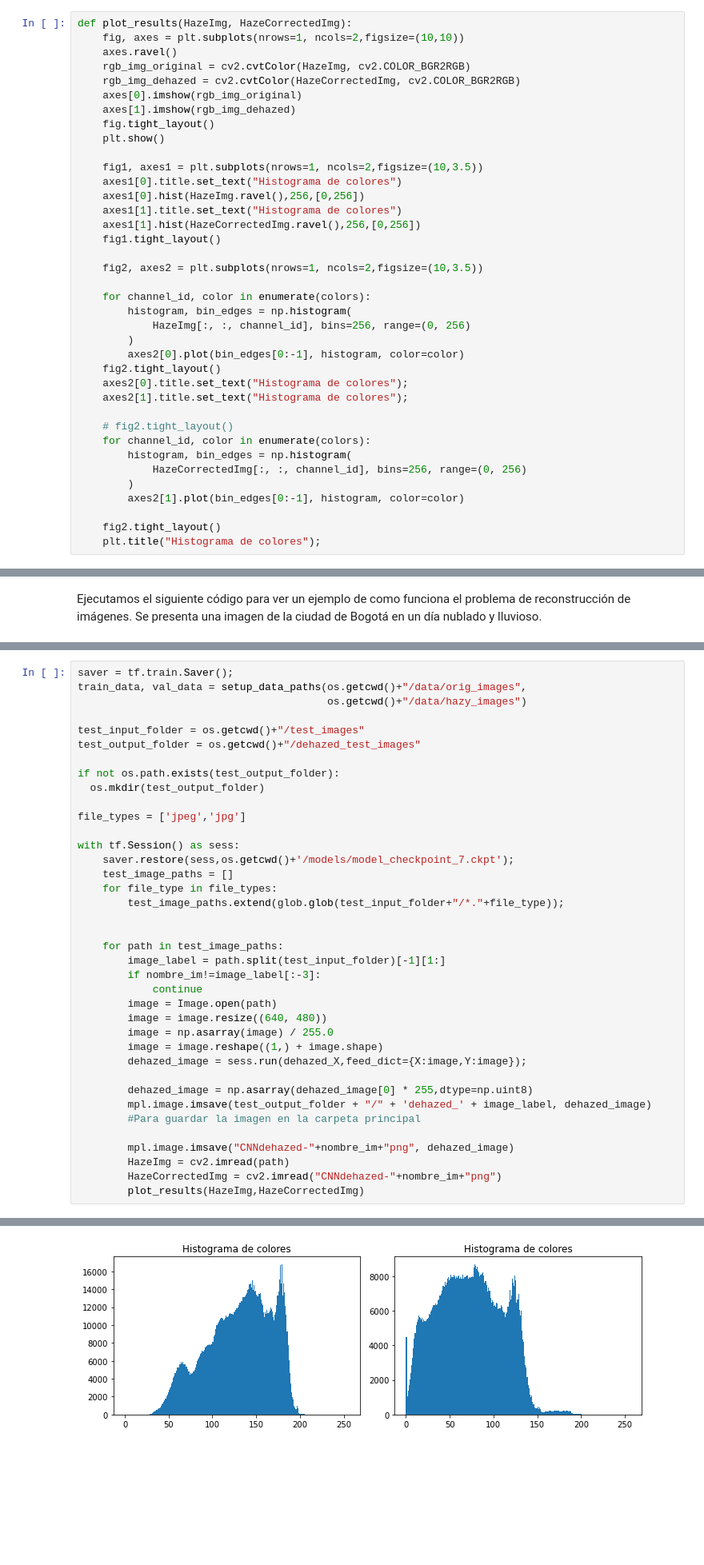
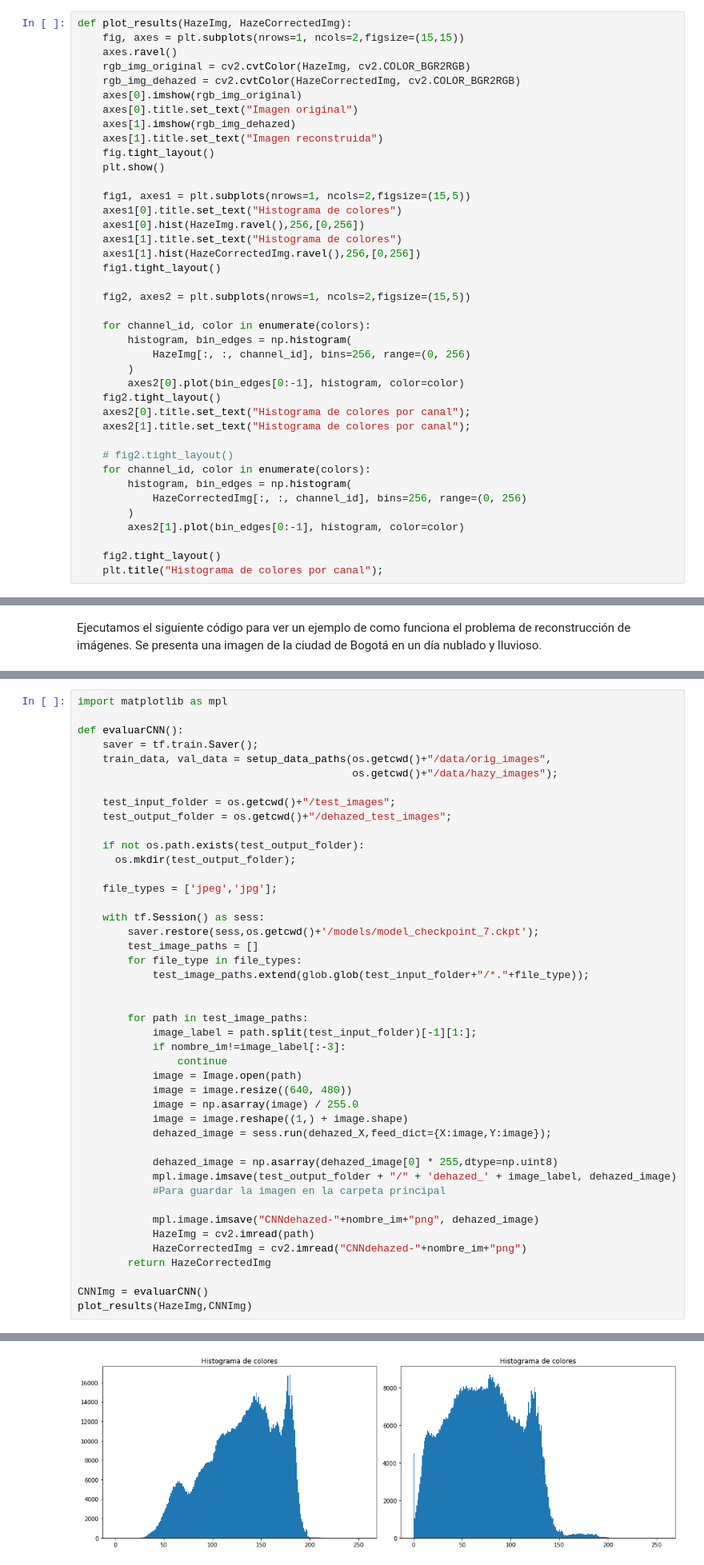
Before and after one commit to JorgeCastilloOrduz/image-dehazing, a Jupyter notebook: ProyectoFinal.ipynb, the cells around one changed output, grey strips where cells are left out. Shown at 80% size. Cells and saved outputs as stored; diff of their text form; blank space fills up the shorter version.

Commit message:
Commit para subir avances

```diff
--- a/ProyectoFinal.ipynb
+++ b/ProyectoFinal.ipynb
@@ -59,23 +45,25 @@ def Transmission(HazeImg, A, C0, C1):
     return(transmission)
 # %%
 def plot_results(HazeImg, HazeCorrectedImg):
-    fig, axes = plt.subplots(nrows=1, ncols=2,figsize=(10,10))
+    fig, axes = plt.subplots(nrows=1, ncols=2,figsize=(15,15))
     axes.ravel()
     rgb_img_original = cv2.cvtColor(HazeImg, cv2.COLOR_BGR2RGB)
     rgb_img_dehazed = cv2.cvtColor(HazeCorrectedImg, cv2.COLOR_BGR2RGB)
     axes[0].imshow(rgb_img_original)
+    axes[0].title.set_text("Imagen original")
     axes[1].imshow(rgb_img_dehazed)
+    axes[1].title.set_text("Imagen reconstruida")
     fig.tight_layout()
     plt.show()
 
-    fig1, axes1 = plt.subplots(nrows=1, ncols=2,figsize=(10,3.5))
+    fig1, axes1 = plt.subplots(nrows=1, ncols=2,figsize=(15,5))
     axes1[0].title.set_text("Histograma de colores")
     axes1[0].hist(HazeImg.ravel(),256,[0,256])
     axes1[1].title.set_text("Histograma de colores")
     axes1[1].hist(HazeCorrectedImg.ravel(),256,[0,256])
     fig1.tight_layout()
 
-    fig2, axes2 = plt.subplots(nrows=1, ncols=2,figsize=(10,3.5))
+    fig2, axes2 = plt.subplots(nrows=1, ncols=2,figsize=(15,5))
 
     for channel_id, color in enumerate(colors):
         histogram, bin_edges = np.histogram(
@@ -83,8 +71,8 @@ def plot_results(HazeImg, HazeCorrectedImg):
         )
         axes2[0].plot(bin_edges[0:-1], histogram, color=color)
     fig2.tight_layout()
-    axes2[0].title.set_text("Histograma de colores");
-    axes2[1].title.set_text("Histograma de colores");
+    axes2[0].title.set_text("Histograma de colores por canal");
+    axes2[1].title.set_text("Histograma de colores por canal");
 
     # fig2.tight_layout()
     for channel_id, color in enumerate(colors):
@@ -94,5 +82,5 @@ def plot_results(HazeImg, HazeCorrectedImg):
         axes2[1].plot(bin_edges[0:-1], histogram, color=color)
 
     fig2.tight_layout()
-    plt.title("Histograma de colores");
+    plt.title("Histograma de colores por canal");
 # %% [markdown]
@@ -425,42 +380,48 @@ gradients_and_vars = optimizer.compute_gradients(loss,trainable_variables)
 clipped_gradients = [(tf.clip_by_norm(gradient,0.1),var) for gradient,var in gradients_and_vars]
 optimizer = optimizer.apply_gradients(gradients_and_vars)
 # %%
-saver = tf.train.Saver();
-train_data, val_data = setup_data_paths(os.getcwd()+"/data/orig_images",
-                                        os.getcwd()+"/data/hazy_images")
+import matplotlib as mpl
 
-test_input_folder = os.getcwd()+"/test_images"
-test_output_folder = os.getcwd()+"/dehazed_test_images"
+def evaluarCNN():
+    saver = tf.train.Saver();
+    train_data, val_data = setup_data_paths(os.getcwd()+"/data/orig_images",
+                                            os.getcwd()+"/data/hazy_images");
 
-if not os.path.exists(test_output_folder):
-  os.mkdir(test_output_folder)
+    test_input_folder = os.getcwd()+"/test_images";
+    test_output_folder = os.getcwd()+"/dehazed_test_images";
 
-file_types = ['jpeg','jpg']
+    if not os.path.exists(test_output_folder):
+      os.mkdir(test_output_folder);
 
-with tf.Session() as sess:
-    saver.restore(sess,os.getcwd()+'/models/model_checkpoint_7.ckpt');
-    test_image_paths = []
-    for file_type in file_types:
-        test_image_paths.extend(glob.glob(test_input_folder+"/*."+file_type));
+    file_types = ['jpeg','jpg'];
+
+    with tf.Session() as sess:
+        saver.restore(sess,os.getcwd()+'/models/model_checkpoint_7.ckpt');
+        test_image_paths = []
+        for file_type in file_types:
+            test_image_paths.extend(glob.glob(test_input_folder+"/*."+file_type));
 
 
-    for path in test_image_paths:
-        image_label = path.split(test_input_folder)[-1][1:]
-        if nombre_im!=image_label[:-3]:
-            continue
-        image = Image.open(path)
-        image = image.resize((640, 480))
-        image = np.asarray(image) / 255.0
-        image = image.reshape((1,) + image.shape)
-        dehazed_image = sess.run(dehazed_X,feed_dict={X:image,Y:image});
+        for path in test_image_paths:
+            image_label = path.split(test_input_folder)[-1][1:];
+            if nombre_im!=image_label[:-3]:
+                continue
+            image = Image.open(path)
+            image = image.resize((640, 480))
+            image = np.asarray(image) / 255.0
+            image = image.reshape((1,) + image.shape)
+            dehazed_image = sess.run(dehazed_X,feed_dict={X:image,Y:image});
 
-        dehazed_image = np.asarray(dehazed_image[0] * 255,dtype=np.uint8)
-        mpl.image.imsave(test_output_folder + "/" + 'dehazed_' + image_label, dehazed_image)
-        #Para guardar la imagen en la carpeta principal
+            dehazed_image = np.asarray(dehazed_image[0] * 255,dtype=np.uint8)
+            mpl.image.imsave(test_output_folder + "/" + 'dehazed_' + image_label, dehazed_image)
+            #Para guardar la imagen en la carpeta principal
 
-        mpl.image.imsave("CNNdehazed-"+nombre_im+"png", dehazed_image)
-        HazeImg = cv2.imread(path)
-        HazeCorrectedImg = cv2.imread("CNNdehazed-"+nombre_im+"png")
-        plot_results(HazeImg,HazeCorrectedImg)
+            mpl.image.imsave("CNNdehazed-"+nombre_im+"png", dehazed_image)
+            HazeImg = cv2.imread(path)
+            HazeCorrectedImg = cv2.imread("CNNdehazed-"+nombre_im+"png")
+        return HazeCorrectedImg
+
+CNNImg = evaluarCNN()
+plot_results(HazeImg,CNNImg)
 # %% [output]
 INFO:tensorflow:Restoring parameters from C:\Users\Joluc\Documents\Jorge\UNAL\2022-2\Numerico\image-dehazing/models/model_checkpoint_7.ckpt
@@ -468 +429 @@ INFO:tensorflow:Restoring parameters from C:\Users\Joluc\Documents\Jorge\UNAL\20
-[figure, old version]
+[figure, new version]
```
Also changed, not shown: parts of 43 cells of this notebook, 2 other files.
